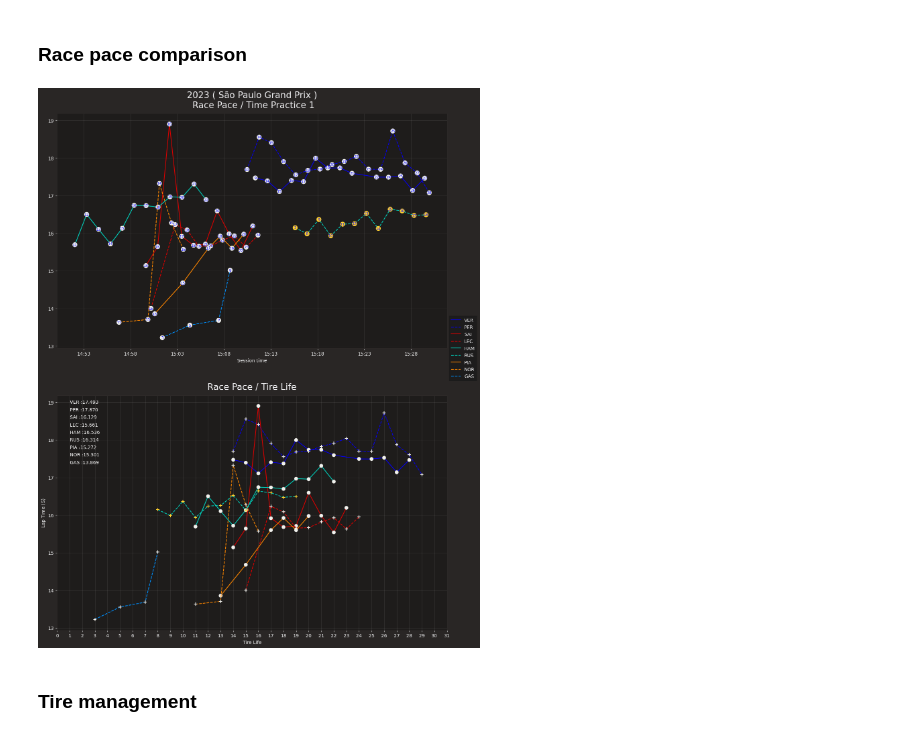
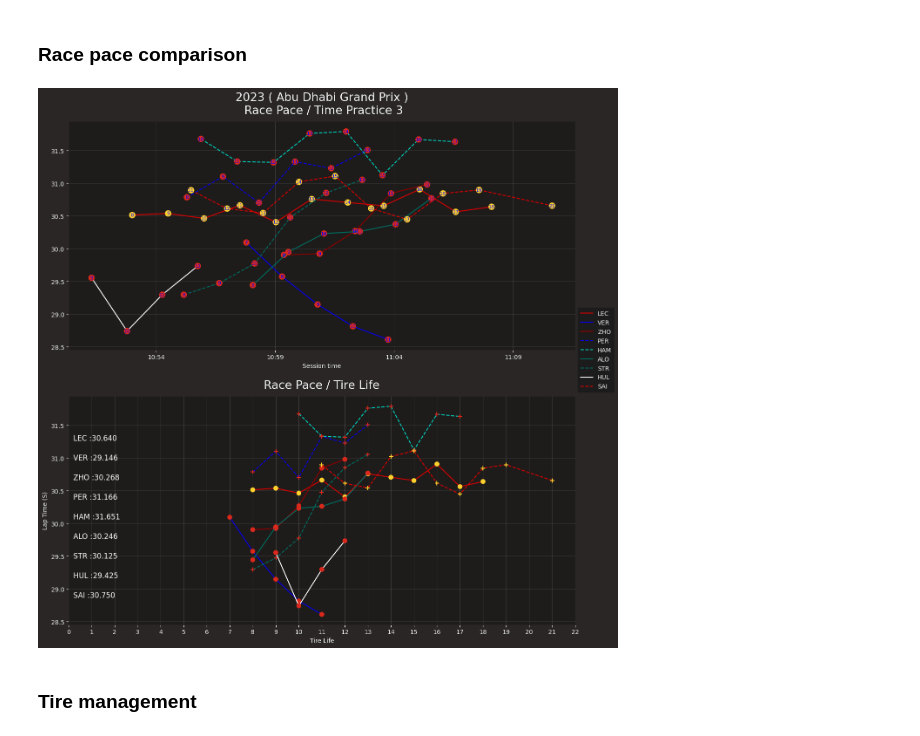
Before and after one commit to RACIM01/F1_Data_Analysing_RCM, a Jupyter notebook: Practice.ipynb, the cells around one changed output. Drawn from its saved outputs; the diff is of its cells as text; code cells hidden in the pictures.

```diff
--- a/Practice.ipynb
+++ b/Practice.ipynb
@@ -26,8 +27,8 @@ pd.set_option('display.max_columns', None)
 # enabling misc_mpl_mods will turn on minor grid lines that clutters the plot
 fastf1.plotting.setup_mpl(mpl_timedelta_support=False, misc_mpl_mods=False)
 # %%
-ses = 1
-race = 20
+ses = 3
+race = 1
 # %%
 session = fastf1.get_session(2023,race,ses)
 session.load()
@@ -330,7 +343,7 @@ plt.show()
 # %% [markdown]
 ### Top Speed by team
 # %%
-df_team_top_speed = df_top_speed.groupby(['TeamName','Color']).mean().sort_values(by='TopSpeed', ascending=False).reset_index()
+df_team_top_speed = df_top_speed.groupby(['TeamName','Color'], as_index=False)[["TopSpeed"]].mean().sort_values(by='TopSpeed', ascending=False)
 plt.figure(figsize=(10, 7))
 x = df_team_top_speed["TeamName"].reset_index(drop=True)
 y = df_team_top_speed["TopSpeed"].reset_index(drop=True)
@@ -476,11 +496,14 @@ plt.show()
 # %%
-df_team_avg_speed = df_avg_speed.groupby(['TeamName','Color']).mean().sort_values(by='AvgSpeed', ascending=False).reset_index()
+df_team_avg_speed = df_avg_speed.groupby(['TeamName','Color'], as_index=False)["AvgSpeed"].mean().sort_values(by='AvgSpeed', ascending=False)
 # ploting the average speed
 
 
 plt.figure(figsize=(10, 7))
 x = df_team_avg_speed["TeamName"].reset_index(drop=True)
 y = df_team_avg_speed["AvgSpeed"].reset_index(drop=True)
+
+max_speed = df_team_avg_speed["AvgSpeed"].max()
+max_speed = int(max_speed+max_speed*0.2)
 
 # Create the bar plot
 plt.bar(x, y,color = df_team_avg_speed["Color"])
@@ -490,7 +513,7 @@ plt.xlabel('Team')
 plt.xticks(rotation=45)
 plt.ylabel('average Speed (Km/h)')
 plt.title('2023 ( '+race_name+' ) \n Average Speed '+session_name)
-plt.yticks(range(0, 250, 1))
+plt.yticks(range(0, max_speed, 1))
 plt.ylim(y.min()-2, y.max()+3)
 # Add text annotations on top of bars
 for i in range(len(x)):
@@ -602,10 +628,12 @@ styled_df
 # %% [markdown]
 ### Race pace comparison
 # %%
-add_time = 20
-max_lap_time = 19
+add_time = 0
+max_lap_time = 32
+min_lap_time = 28
 color_picked = []
-top_drivers = ['1','11','55','16','44','63','81','4','31','10']
+top_drivers = drivers
+# top_drivers = drivers
 
 laps_session = session.laps.pick_wo_box()
 laps_session = laps_session[["DriverNumber","Driver","LapNumber","LapStartDate","Compound","LapTime","TyreLife","Stint"]]
@@ -613,13 +641,14 @@ laps_session["LapTimeS"] = laps_session["LapTime"].dt.total_seconds()
 laps_session["LapStartDate"] = pd.to_datetime(laps_session["LapStartDate"])
 laps_session["LapStartDateM"] = laps_session["LapStartDate"].dt.strftime('%H:%M')
 laps_session["LapTimeS"] = laps_session["LapTimeS"] - 60
-laps_session = laps_session.loc[(laps_session["LapTimeS"] >= 0)&(laps_session["LapTimeS"] <= max_lap_time)]
-laps_session = pd.merge(laps_session, compoundcolor, on='Compound')
-session_time = laps_session["LapStartDate"].values[0]
+laps_session = laps_session.loc[(laps_session["LapTimeS"] >= min_lap_time)&(laps_session["LapTimeS"] <= max_lap_time)]
+laps_session = pd.merge(laps_session, compoundcolor, on='Compound', how='left')
+session_time = laps_session["LapStartDate"].values.min()
+# laps_session.sort_values(by=["DriverNumber","Stint"],ascending=True).reset_index(drop=True, inplace=True)
 new_session_time = session_time + pd.Timedelta(minutes=add_time)
-height=max_lap_time
-
-fig, ax = plt.subplots(2,1,figsize=(15, 20))
+height=max_lap_time-0.7
+max_lap_number = 10
+fig, ax = plt.subplots(2,1,figsize=(15, 15))
 
 for i in top_drivers:
     lap_ordred = laps_session.loc[(laps_session["DriverNumber"] == i)&(laps_session["LapStartDate"] >= new_session_time)].sort_values(by='LapStartDateM', ascending=True)
@@ -631,7 +660,8 @@ for i in top_drivers:
             x1 = lap_ordred.loc[lap_ordred["Stint"] == j,"TyreLife"]
             y = lap_ordred.loc[lap_ordred["Stint"] == j,"LapTimeS"]
             marker_color = lap_ordred.loc[lap_ordred["Stint"] == j,"CompoundColor"]
-
+            if lap_ordred["TyreLife"].max() > max_lap_number:
+                max_lap_number = int(lap_ordred["TyreLife"].max())
 
             if team_color in color_picked:
                 ax[0].plot(x, y, color=team_color, label=driver_name, linestyle='--')
@@ -649,37 +679,39 @@ for i in top_drivers:
                 # Add numeric values above each marker
                 for xi, yi, label in zip(x, y, lap_ordred["TyreLife"]):
                     ax[0].text(xi, yi, str(int(label)), ha='center', va='center', color="Blue", fontsize=8)
 
-            ax[1].text(1,height,driver_name+" :"+"{:.3f}".format(y.mean()), ha='left', va='center', color="white", fontsize=10)
-            height -= 0.2
+            ax[1].text(0.2,height,driver_name+" :"+fct.Time3(y.median()), ha='left', va='center', color="white", fontsize=12)
+            height -= 0.3
             driver_name = ""
     color_picked.append(team_color)
 
 
 # Set the x-axis formatter
 ax[0].xaxis.set_major_formatter(mdates.DateFormatter("%H:%M"))
 # Set the x-axis locator
 locator = mdates.MinuteLocator(interval=5)
 ax[0].xaxis.set_major_locator(locator)
 
 # Customize the plot
 ax[0].set_title('2023 ( '+race_name+' )\n Race Pace / Time '+session_name)
 ax[1].set_title('Race Pace / Tire Life')
 ax[0].set_xlabel('Session time')
 ax[1].set_xlabel('Tire Life')
-ax[1].set_xticks(range(0, 32, 1))
+ax[1].set_xticks(range(0, max_lap_number+2, 1))
 plt.ylabel('Lap Time (S)')
 
 ax[0].grid(True, alpha=0.2)
 ax[1].grid(True, alpha=0.2)
 
 # Add legend
 ax[0].legend(loc='center left', bbox_to_anchor=(1, 0))
 
 # Display the plot
+plt.savefig('C:/Users/GTR/Pictures/Graphes/Practice/2023 '+race_name+'/2023_'+race_name+'_'+session_name+'_Pace_race.png', dpi=200, bbox_inches='tight')
+
 plt.show()
 # %% [output]
-[figure, old version]
+[figure, new version]
 # %% [markdown]
 ### Tire management
 # %%
```
Also changed, not shown: parts of 30 cells of this notebook, 1 other file.
